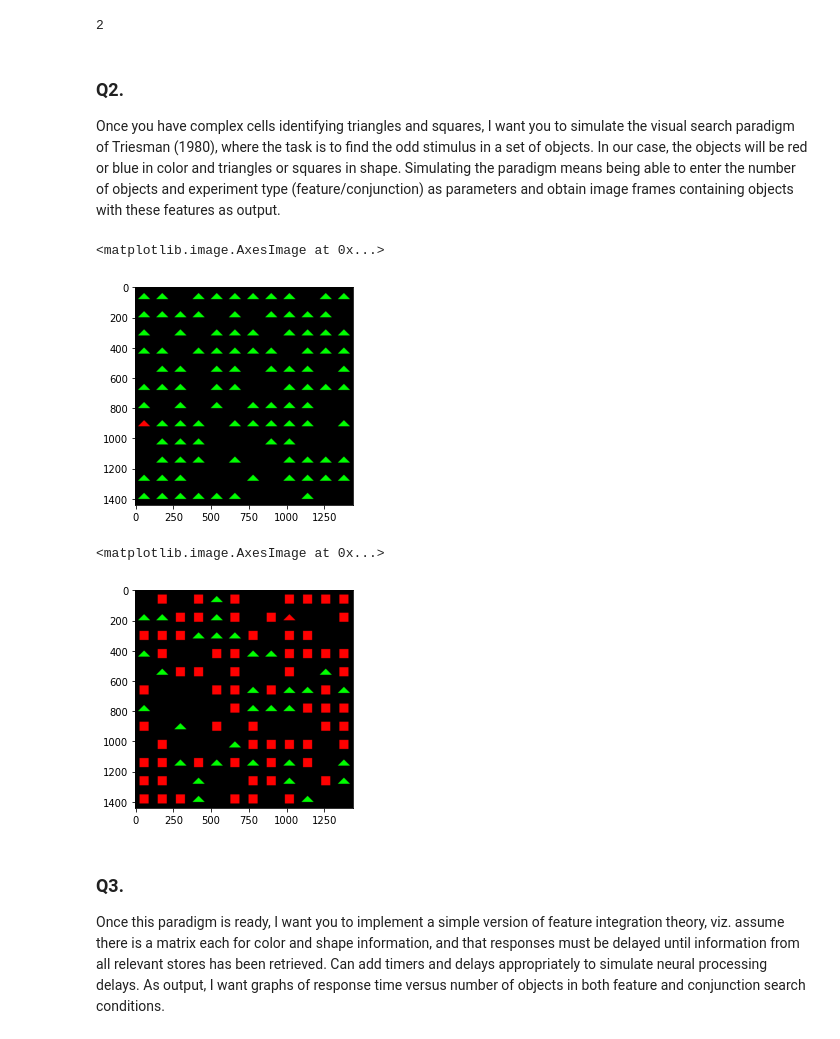
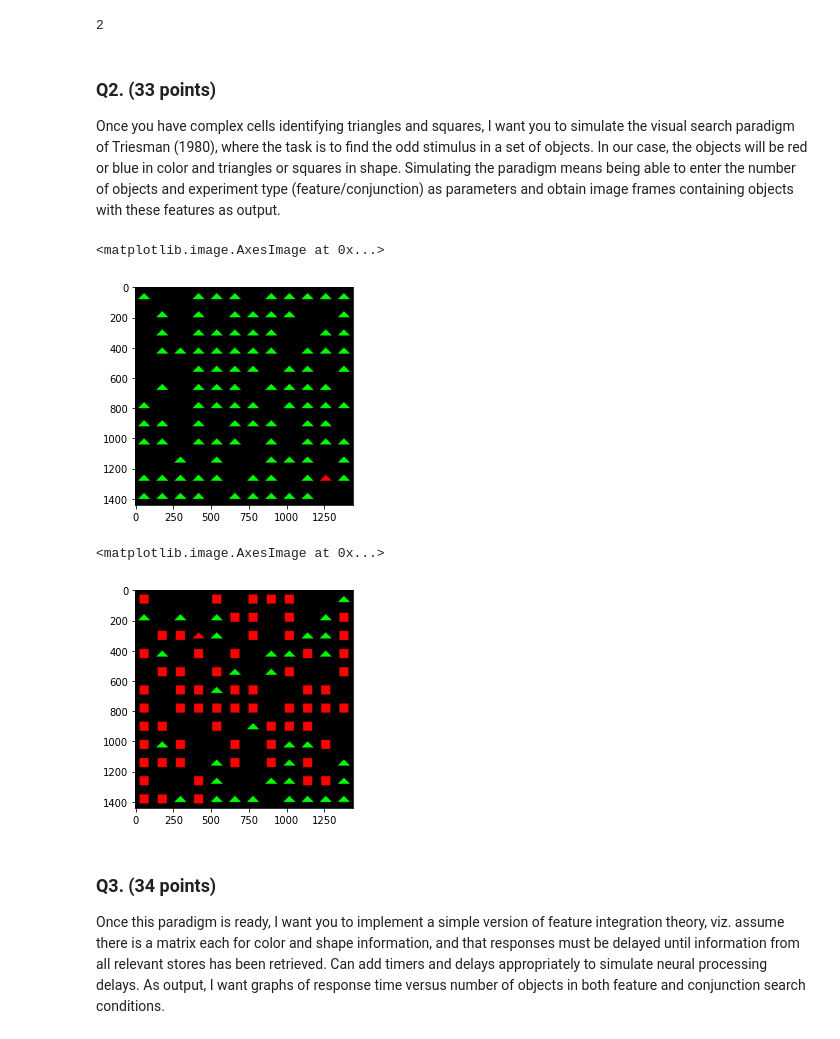
Before and after one commit to yashbg/cs786-comp-cog-sci, a Jupyter notebook: Assignment 2/190997.ipynb, the cells around one changed output. Drawn from its saved outputs; the diff is of its cells as text; code cells hidden in the pictures.

```diff
--- a/Assignment 2/190997.ipynb
+++ b/Assignment 2/190997.ipynb
@@ -126,10 +127,10 @@ classify_image(blank_img)
 # %% [output]
 2
 # %% [markdown]
-### Q2.
+### Q2. (33 points)
 Once you have complex cells identifying triangles and squares, I want you to simulate the visual search paradigm of Triesman (1980), where the task is to find the odd stimulus in a set of objects. In our case, the objects will be red or blue in color and triangles or squares in shape. Simulating the paradigm means   being   able   to   enter   the   number   of   objects   and   experiment   type (feature/conjunction) as parameters and obtain image frames containing objects with these features as output.
 # %%
-def feature_search(n):
+def get_feature_search_env(n):
     env = np.zeros((1440, 1440, 3), np.uint8)
     color = np.random.choice(2)
     object_locs = np.random.permutation(np.arange(144))[:n]
@@ -140,9 +141,9 @@ def feature_search(n):
             env[(loc // 12) * 120 : (loc // 12 + 1) * 120, (loc % 12) * 120 : (loc % 12 + 1) * 120, 1 - color] = tri_img
         else:
             env[(loc // 12) * 120 : (loc // 12 + 1) * 120, (loc % 12) * 120 : (loc % 12 + 1) * 120, color] = tri_img
-    return env
+    return env, object_locs
 
-def conjunction_search(n):
+def get_conjunction_search_env(n):
     env = np.zeros((1440, 1440, 3), np.uint8)
     tri_color = np.random.choice(2)
     n_tri = np.random.choice(np.arange(1, n))
@@ -175,23 +176,23 @@ def conjunction_search(n):
         for i, loc in enumerate(tri_locs):
             env[(loc // 12) * 120 : (loc // 12 + 1) * 120, (loc % 12) * 120 : (loc % 12 + 1) * 120, tri_color] = tri_img
 
-    return env
+    return env, object_locs
 
 def create_paradigm(n, ex_type):
-    env = feature_search(n) if ex_type == 'feature' else conjunction_search(n)
-    return np.uint8(env)
+    env, object_locs = get_feature_search_env(n) if ex_type == 'feature' else get_conjunction_search_env(n)
+    return np.uint8(env), object_locs
 # %%
-env = create_paradigm(100, 'feature')
+env, _ = create_paradigm(100, 'feature')
 plt.imshow(env)
 # %% [output]
 <matplotlib.image.AxesImage at 0x...>
-[figure, old version]
+[figure, new version]
 # %%
-env = create_paradigm(100, 'conjunction')
+env, _ = create_paradigm(100, 'conjunction')
 plt.imshow(env)
 # %% [output]
 <matplotlib.image.AxesImage at 0x...>
-[figure, old version]
+[figure, new version]
 # %% [markdown]
-### Q3.
+### Q3. (34 points)
 Once this paradigm is ready, I want you to implement a simple version of feature integration theory, viz. assume there is a matrix each for color and shape information, and that responses must be delayed until information from   all   relevant   stores   has   been   retrieved.   Can   add   timers   and   delays appropriately to simulate neural processing delays. As output, I want graphs of response time versus number of objects in both feature and conjunction search conditions.
```
Also changed, not shown: parts of 3 cells of this notebook.
